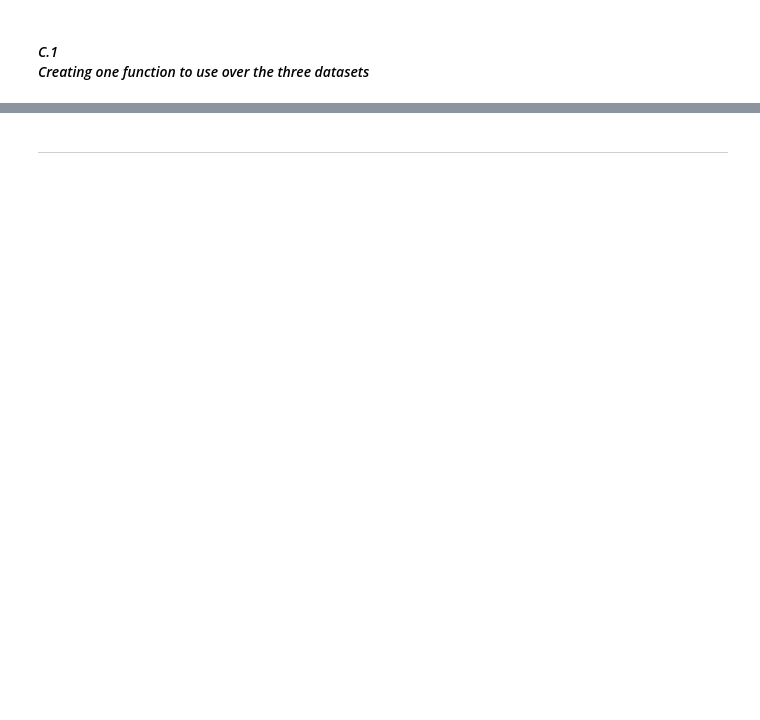
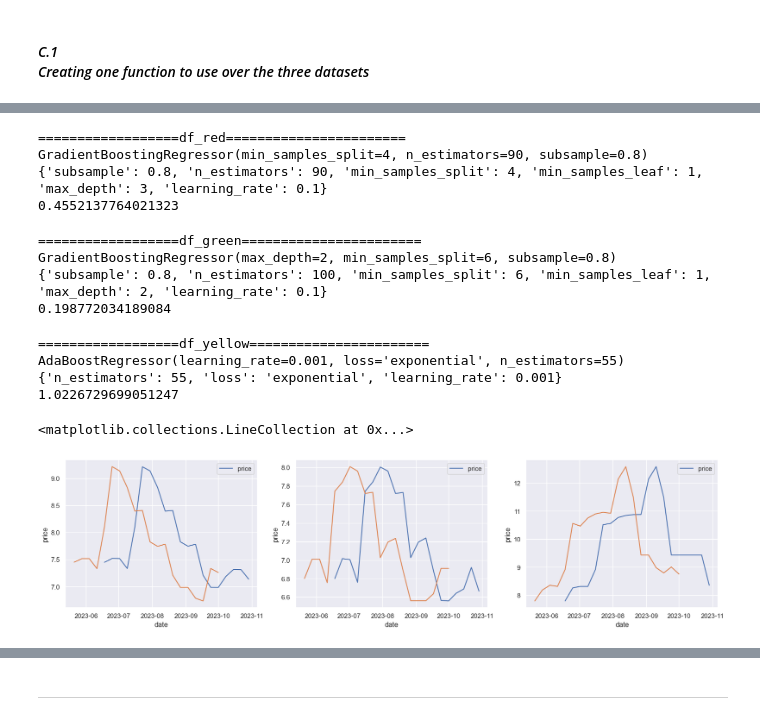
Before and after one commit to omars1234/TimeSeries_ML, a Jupyter notebook: Pepper_Price_Analysis/notebooks/Data_Modelling.ipynb, the cells around one changed output, grey strips where cells are left out. Cells and saved outputs as stored; diff of their text form; code cells hidden in the pictures; blank space fills up the shorter version.

```diff
--- a/Pepper_Price_Analysis/notebooks/Data_Modelling.ipynb
+++ b/Pepper_Price_Analysis/notebooks/Data_Modelling.ipynb
@@ -236,0 +239,63 @@ ax.vlines(x=["2023-07-16","2023-08-13","2023-09-10","2023-10-01"],ymax=y_max,ymi
+# %%
+print("==================df_red=======================")
+print(model_init_r.get_best_model())
+print(model_init_r.get_best_params())
+print(model_init_r.get_best_rmse())
+#print(model_init_r.predict(df_red.drop("price",axis=1)[-20:]))
+red_outcome=pd.concat([pd.DataFrame(new_date_index,columns=["date"]),pd.DataFrame(model_init_r.predict(df_red.drop("price",axis=1)[-20:]),columns=["price"])],axis=1)
+red_outcome.set_index("date",inplace=True)
+# %% [output]
+==================df_red=======================
+GradientBoostingRegressor(min_samples_split=4, n_estimators=90, subsample=0.8)
+{'subsample': 0.8, 'n_estimators': 90, 'min_samples_split': 4, 'min_samples_leaf': 1, 'max_depth': 3, 'learning_rate': 0.1}
+0.4552137764021323
+# %%
+print("==================df_green=======================")
+print(model_init_g.get_best_model())
+print(model_init_g.get_best_params())
+print(model_init_g.get_best_rmse())
+#print(model_init_g.predict(df_red.drop("price",axis=1)[-20:]))
+green_outcome=pd.concat([pd.DataFrame(new_date_index,columns=["date"]),pd.DataFrame(model_init_g.predict(df_green.drop("price",axis=1)[-20:]),columns=["price"])],axis=1)
+green_outcome.set_index("date",inplace=True)
+# %% [output]
+==================df_green=======================
+GradientBoostingRegressor(max_depth=2, min_samples_split=6, subsample=0.8)
+{'subsample': 0.8, 'n_estimators': 100, 'min_samples_split': 6, 'min_samples_leaf': 1, 'max_depth': 2, 'learning_rate': 0.1}
+0.198772034189084
+# %%
+print("==================df_yellow=======================")
+print(model_init_y.get_best_model())
+print(model_init_y.get_best_params())
+print(model_init_y.get_best_rmse())
+#print(model_init_y.predict(df_red.drop("price",axis=1)[-20:]))
+yellow_outcome=pd.concat([pd.DataFrame(new_date_index,columns=["date"]),pd.DataFrame(model_init_y.predict(df_yellow.drop("price",axis=1)[-20:]),columns=["price"])],axis=1)
+yellow_outcome.set_index("date",inplace=True)
+# %% [output]
+==================df_yellow=======================
+AdaBoostRegressor(learning_rate=0.001, loss='exponential', n_estimators=55)
+{'n_estimators': 55, 'loss': 'exponential', 'learning_rate': 0.001}
+1.0226729699051247
+# %%
+plt.subplot(231)
+y_min = 6
+y_max = 8.5
+sns.lineplot(red_outcome);
+sns.lineplot(df_red[-20:]["price"]);
+ax.vlines(x=["2023-07-16","2023-08-13","2023-09-10","2023-10-01"],ymax=y_max,ymin=y_min)
+
+plt.subplot(232)
+y_min = 6
+y_max = 8.5
+sns.lineplot(green_outcome);
+sns.lineplot(df_green[-20:]["price"]);
+ax.vlines(x=["2023-07-16","2023-08-13","2023-09-10","2023-10-01"],ymax=y_max,ymin=y_min)
+
+plt.subplot(233)
+y_min = 6
+y_max = 8.5
+sns.lineplot(yellow_outcome);
+sns.lineplot(df_yellow[-20:]["price"]);
+ax.vlines(x=["2023-07-16","2023-08-13","2023-09-10","2023-10-01"],ymax=y_max,ymin=y_min)
+# %% [output]
+<matplotlib.collections.LineCollection at 0x...>
+[figure, added]
```
Also changed, not shown: parts of 55 cells of this notebook, 11 other files.
